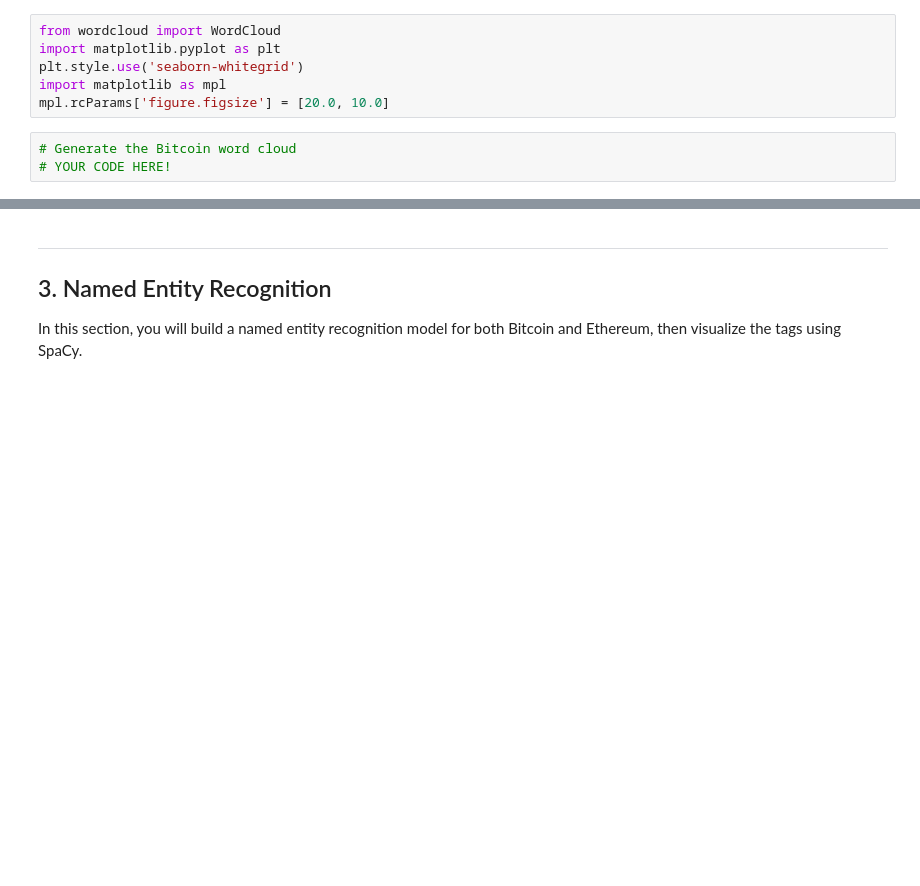
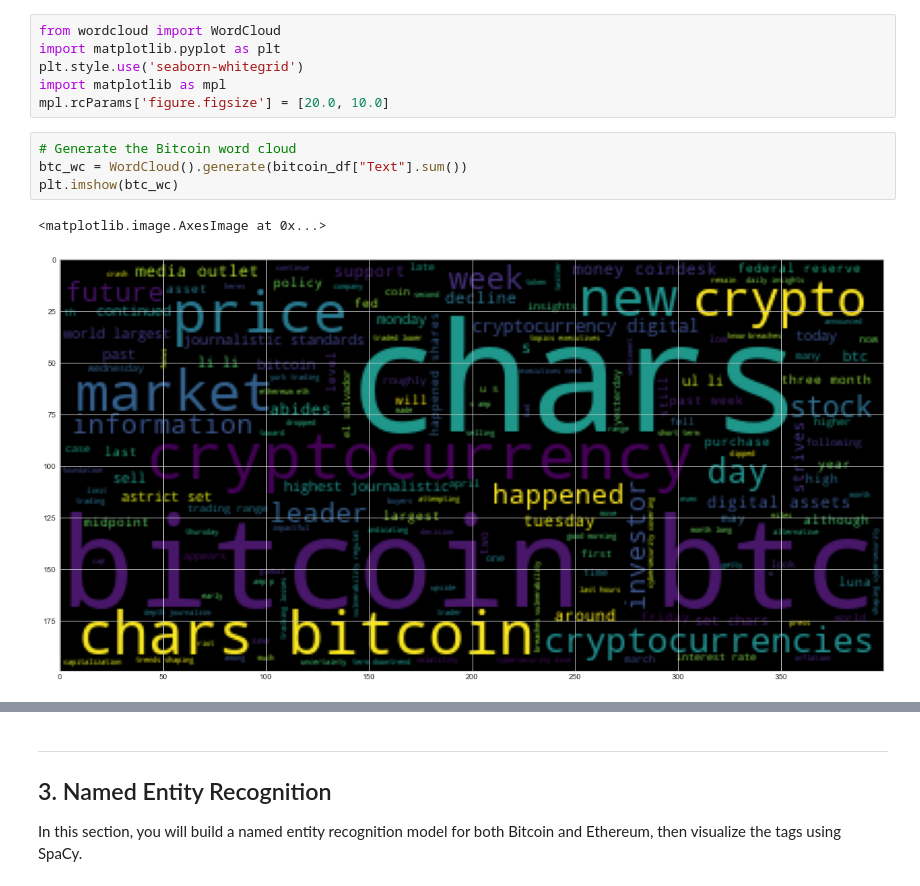
Before and after one commit to aaargyrou/NLP--BTC-ETH, a Jupyter notebook: Code/crypto_sentiment.ipynb, the cells around one changed output, grey strips where cells are left out. Saved outputs shown, nothing was run; the diff lists cells and outputs as text; blank space fills up the shorter version.

```diff
--- a/Code/crypto_sentiment.ipynb
+++ b/Code/crypto_sentiment.ipynb
@@ -288,6 +328,10 @@ import matplotlib as mpl
 mpl.rcParams['figure.figsize'] = [20.0, 10.0]
 # %%
 # Generate the Bitcoin word cloud
-# YOUR CODE HERE!
+btc_wc = WordCloud().generate(bitcoin_df["Text"].sum())
+plt.imshow(btc_wc)
+# %% [output]
+<matplotlib.image.AxesImage at 0x...>
+[figure, added]
 # %%
 # Generate the Ethereum word cloud
```
Also changed, not shown: parts of 23 cells of this notebook.
